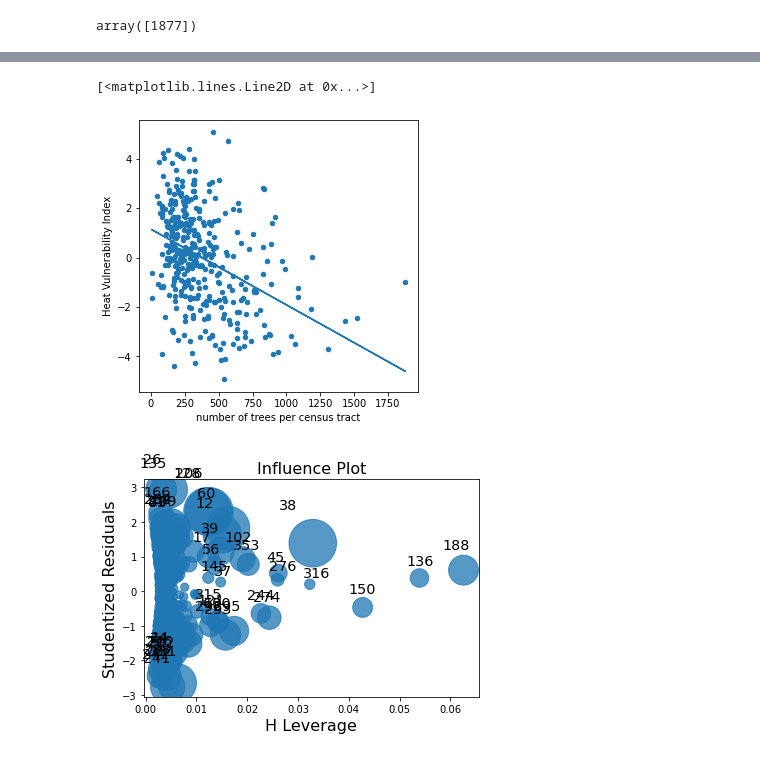
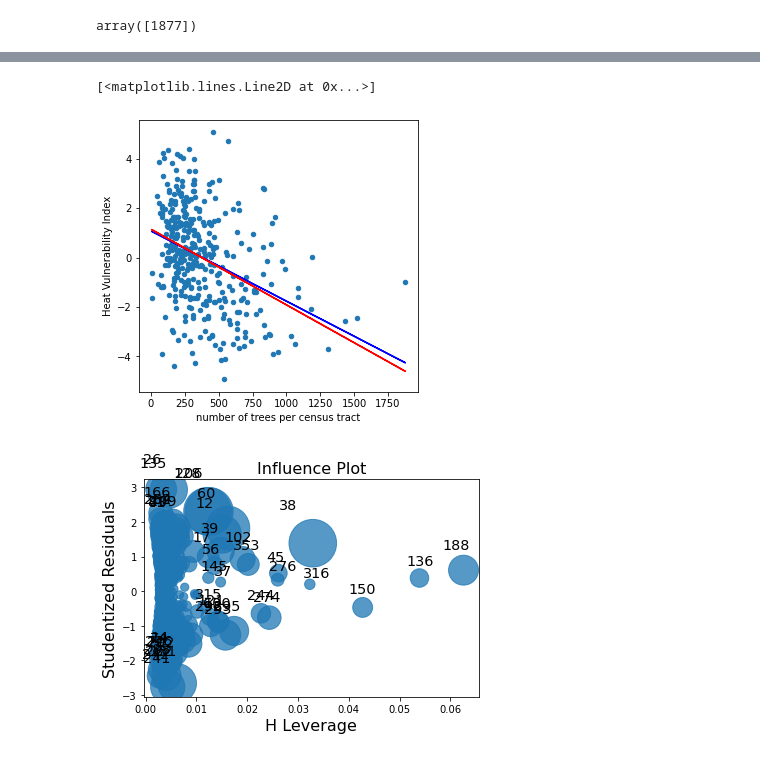
Before and after one commit to ReidelVichot/PUS2022_AirQualPHL, a Jupyter notebook: Final_Models_Regressions_Correlation_RF.ipynb, the cells around one changed output, grey strips where cells are left out. Drawn from its saved outputs; the diff is of its cells as text; code cells hidden in the pictures.

```diff
--- a/Final_Models_Regressions_Correlation_RF.ipynb
+++ b/Final_Models_Regressions_Correlation_RF.ipynb
@@ -157,9 +157,9 @@ X = heat[['num_trees']].values
 y = heat[["HVI_SCORE"]].values
 
 X2 = sm.add_constant(X)
-est = sm.OLS(y, X2)
-est2 = est.fit()
-print(est2.summary())
+est = sm.OLS(y, X2).fit()
+
+print(est.summary())
 # %% [output]
                             OLS Regression Results
 ==============================================================================
@@ -231,13 +231,14 @@ Notes:
 [1] Standard Errors assume that the covariance matrix of the errors is correctly specified.
 # %%
 fig, ax = plt.subplots(figsize=(5, 5))
-heat.plot("num_trees", "HVI_SCORE", kind="scatter",ax=ax)
+heat.plot("num_trees", "HVI_SCORE", kind="scatter",ax=ax, legend= True)
 ax.set_xlabel("number of trees per census tract")
 ax.set_ylabel("Heat Vulnerability Index")
-plt.plot(X, est_no.predict(exog=sm.add_constant(X)), "-")
+plt.plot(X, est.predict(exog=sm.add_constant(X)), "-", c="b", label="with outliers")
+plt.plot(X, est_no.predict(exog=sm.add_constant(X)), "-", c="r", label="without outliers")
 # %% [output]
 [<matplotlib.lines.Line2D at 0x...>]
-[figure, old version]
+[figure, new version]
 # %%
 sm.graphics.influence_plot(est_no);
 # %% [output]
```
Also changed, not shown: parts of 16 cells of this notebook.
